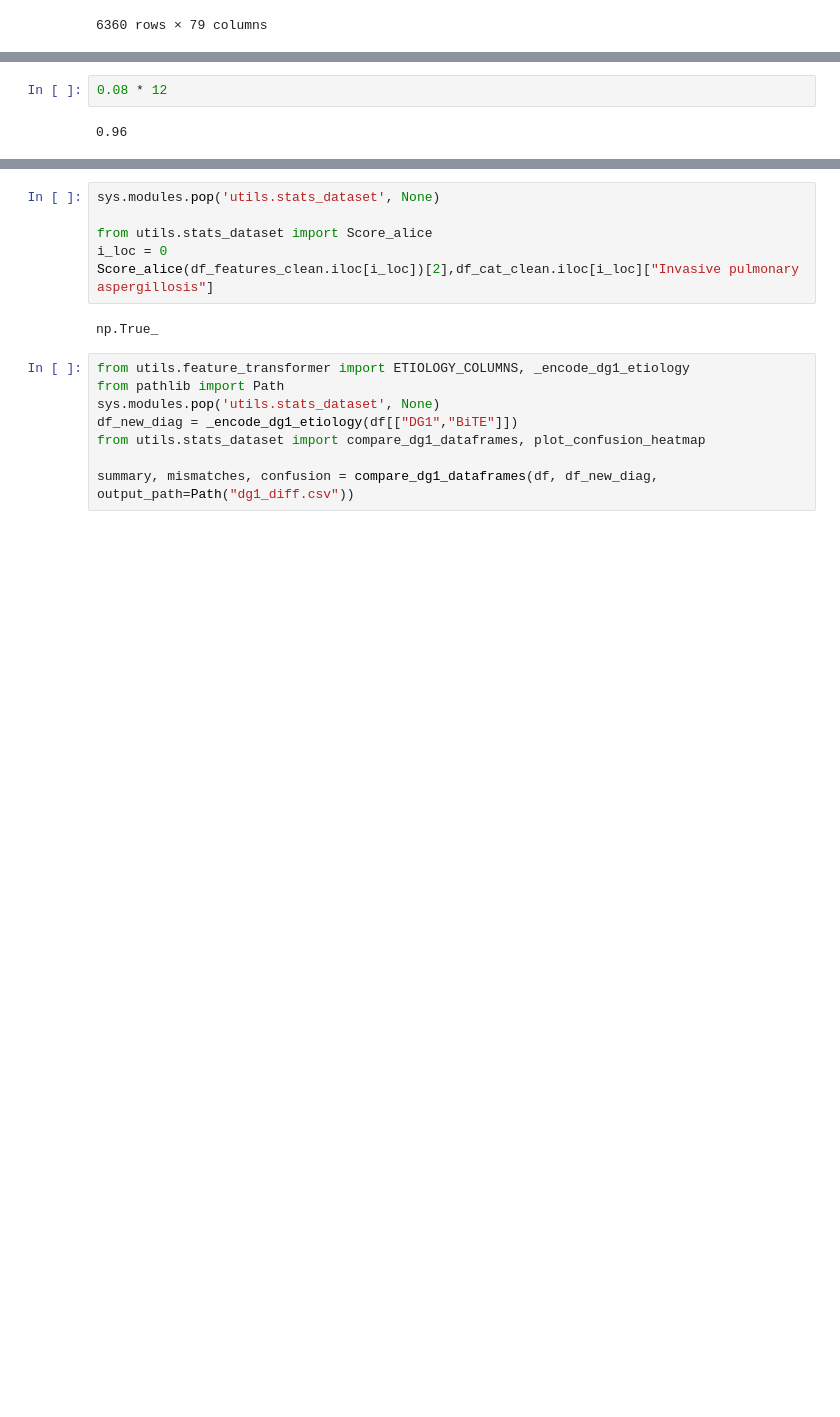
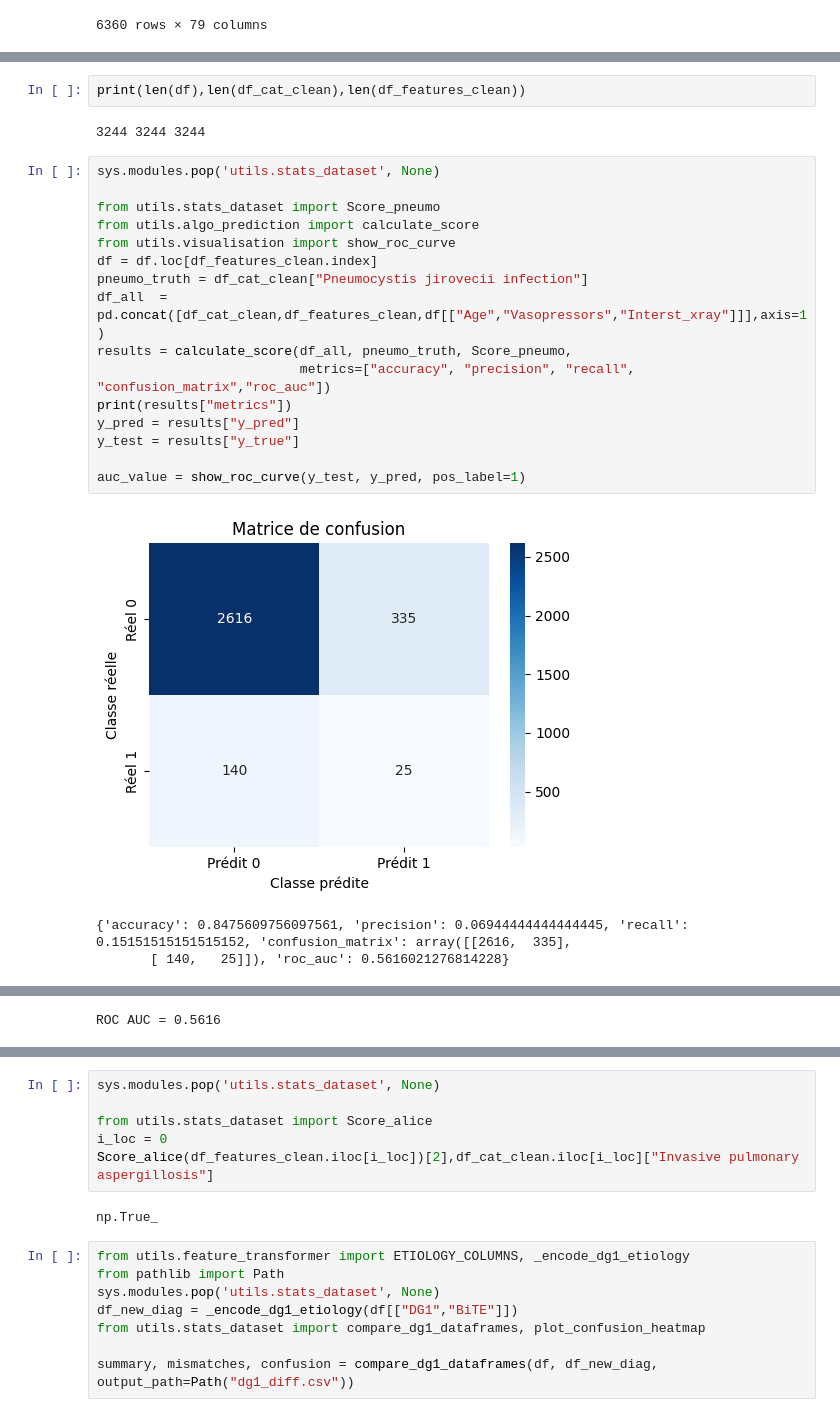
Before and after one commit to Romain-Forte/respiratory_diagnostics, a Jupyter notebook: analyse_data/efraim_analyse.ipynb, the cells around one changed output, grey strips where cells are left out. Saved outputs shown, nothing was run; the diff lists cells and outputs as text; blank space fills up the shorter version.

```diff
--- a/analyse_data/efraim_analyse.ipynb
+++ b/analyse_data/efraim_analyse.ipynb
@@ -202,4 +194,24 @@ ROC AUC = 0.6560
+# %%
+print(len(df),len(df_cat_clean),len(df_features_clean))
+# %% [output]
+3244 3244 3244
 # %%
-0.08 * 12
+sys.modules.pop('utils.stats_dataset', None)
+
+from utils.stats_dataset import Score_pneumo
+from utils.algo_prediction import calculate_score
+from utils.visualisation import show_roc_curve
+df = df.loc[df_features_clean.index]
+pneumo_truth = df_cat_clean["Pneumocystis jirovecii infection"]
+df_all  = pd.concat([df_cat_clean,df_features_clean,df[["Age","Vasopressors","Interst_xray"]]],axis=1)
+results = calculate_score(df_all, pneumo_truth, Score_pneumo,
+                          metrics=["accuracy", "precision", "recall", "confusion_matrix","roc_auc"])
+print(results["metrics"])
+y_pred = results["y_pred"]
+y_test = results["y_true"]
+
+auc_value = show_roc_curve(y_test, y_pred, pos_label=1)
 # %% [output]
+[figure, added]
-0.96
+{'accuracy': 0.8475609756097561, 'precision': 0.06944444444444445, 'recall': 0.15151515151515152, 'confusion_matrix': array([[2616,  335],
+       [ 140,   25]]), 'roc_auc': 0.5616021276814228}
@@ -205,0 +219 @@ ROC AUC = 0.6560
+ROC AUC = 0.5616
```
Also changed, not shown: parts of 9 cells of this notebook, 11 other files.
